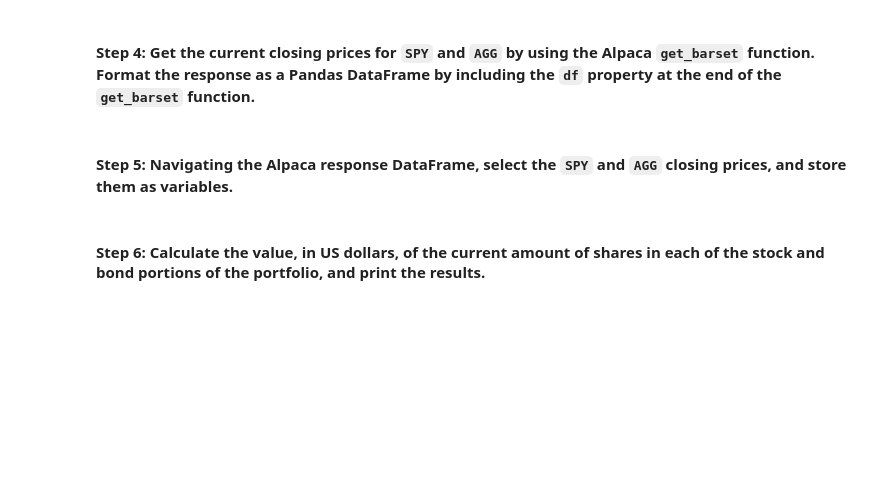
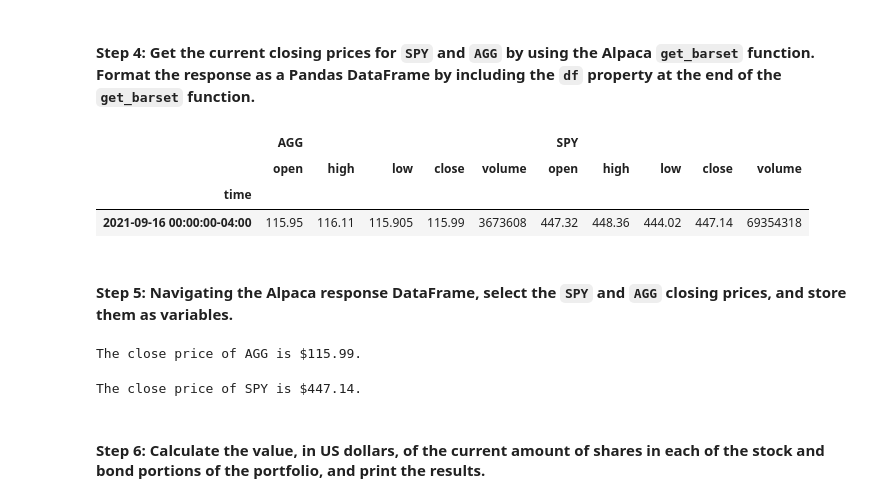
Before and after one commit to ZrowGz/uw-challenge-5, a Jupyter notebook: financial_planning_tools.ipynb, the cells around one changed output. Drawn from its saved outputs; the diff is of its cells as text; code cells hidden in the pictures; blank space fills up the shorter version.

```diff
--- a/financial_planning_tools.ipynb
+++ b/financial_planning_tools.ipynb
@@ -139,11 +187,15 @@ agg_shares = 200
 #### Step 2: Set the variables for the Alpaca API and secret keys. Using the Alpaca SDK, create the Alpaca `tradeapi.REST` object. In this object, include the parameters for the Alpaca API key, the secret key, and the version number.
 # %%
 # Set the variables for the Alpaca API and secret keys
-# YOUR CODE HERE
-# YOUR CODE HERE
+alpaca_api_key = os.getenv("ALPACA_API_KEY")
+alpaca_secret_key = os.getenv("ALPACA_SECRET_KEY")
 
 # Create the Alpaca tradeapi.REST object
-# YOUR CODE HERE
+alpaca = tradeapi.REST(
+  alpaca_api_key,
+  alpaca_secret_key,
+  api_version = "v2"
+)
 # %% [markdown]
 #### Step 3: Set the following parameters for the Alpaca API call:
 
@@ -154,25 +206,35 @@ agg_shares = 200
 - `start_date` and `end_date`: Use the same date for these parameters, and format them with the date of the previous weekday (or `2020-08-07`). This is because you want the one closing price for the most-recent trading day.
 # %%
 # Set the tickers for both the bond and stock portion of the portfolio
-# YOUR CODE HERE
+tickers = ['SPY', 'AGG']
 
 # Set timeframe to 1D
-# YOUR CODE HERE
+timeframe = "1D"
 
 # Format current date as ISO format
 # Set both the start and end date at the date of your prior weekday
 # This will give you the closing price of the previous trading day
 # Alternatively you can use a start and end date of 2020-08-07
-# YOUR CODE HERE
-# YOUR CODE HERE
+start_date = pd.Timestamp("2021-09-16", tz="America/New_York").isoformat()
+end_date = pd.Timestamp("2021-09-16", tz="America/New_York").isoformat()
 # %% [markdown]
 #### Step 4: Get the current closing prices for `SPY` and `AGG` by using the Alpaca `get_barset` function. Format the response as a Pandas DataFrame by including the `df` property at the end of the `get_barset` function.
 # %%
 # Use the Alpaca get_barset function to get current closing prices the portfolio
 # Be sure to set the `df` property after the function to format the response object as a DataFrame
-# YOUR CODE HERE
+prices_df = alpaca.get_barset(
+  tickers,
+  timeframe,
+  start=start_date,
+  end=end_date,
+).df
 
 # Review the first 5 rows of the Alpaca DataFrame
-# YOUR CODE HERE
+prices_df.head()
+# %% [output]
+|  | AGG |  |  |  |  | SPY |  |  |  |  |
+|  | open | high | low | close | volume | open | high | low | close | volume |
+| time |  |  |  |  |  |  |  |  |  |  |
+| 2021-09-16 00:00:00-04:00 | 115.95 | 116.11 | 115.905 | 115.99 | 3673608 | 447.32 | 448.36 | 444.02 | 447.14 | 69354318 |
 # %% [markdown]
 #### Step 5: Navigating the Alpaca response DataFrame, select the `SPY` and `AGG` closing prices, and store them as variables.
@@ -179,17 +243,21 @@ agg_shares = 200
 # %%
 # Access the closing price for AGG from the Alpaca DataFrame
 # Converting the value to a floating point number
-agg_close_price = # YOUR CODE HERE
+agg_close_price = float(prices_df['AGG']['close'])
 
 # Print the AGG closing price
-# YOUR CODE HERE
+print(f"The close price of AGG is ${agg_close_price}.")
+# %% [output]
+The close price of AGG is $115.99.
 # %%
 # Access the closing price for SPY from the Alpaca DataFrame
 # Converting the value to a floating point number
-spy_close_price = # YOUR CODE HERE
+spy_close_price = float(prices_df['SPY']['close'])
 
 # Print the SPY closing price
-# YOUR CODE HERE
+print(f"The close price of SPY is ${spy_close_price}.")
+# %% [output]
+The close price of SPY is $447.14.
 # %% [markdown]
 #### Step 6: Calculate the value, in US dollars, of the current amount of shares in each of the stock and bond portions of the portfolio, and print the results.
 # %%
```
Also changed, not shown: parts of 14 cells of this notebook, 2 other files.
